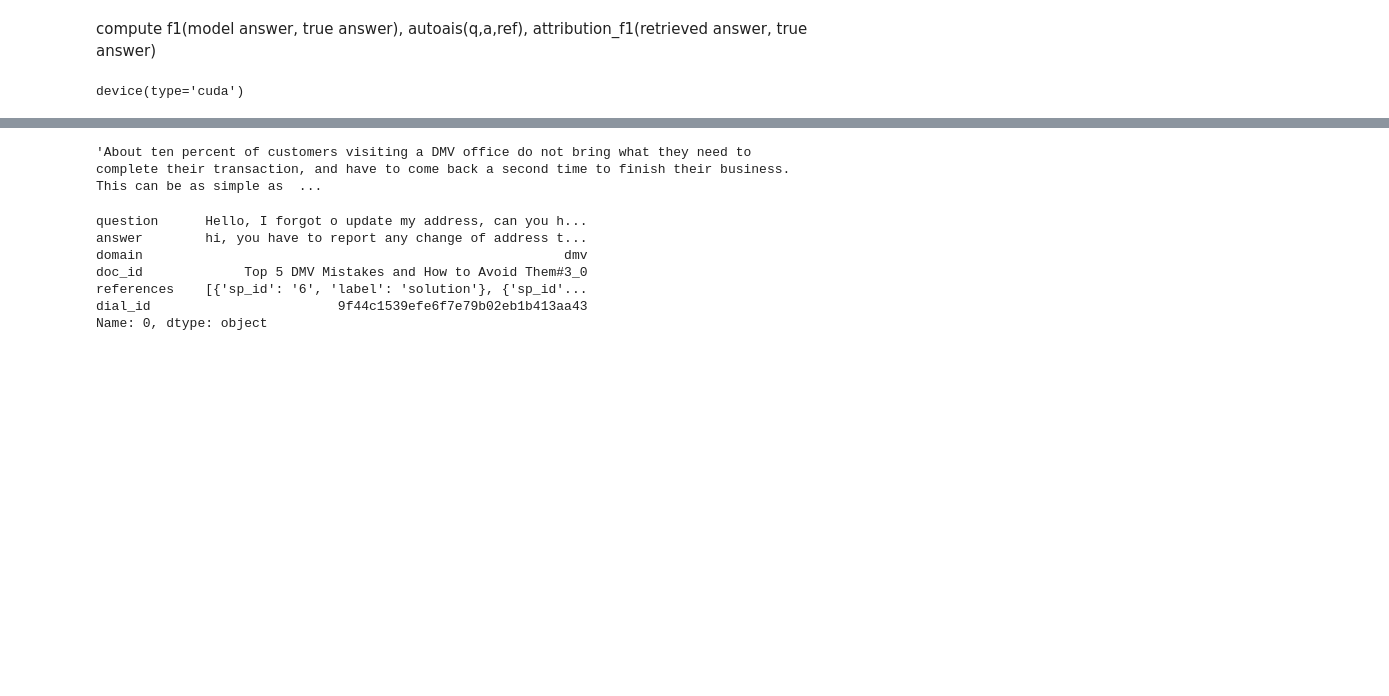
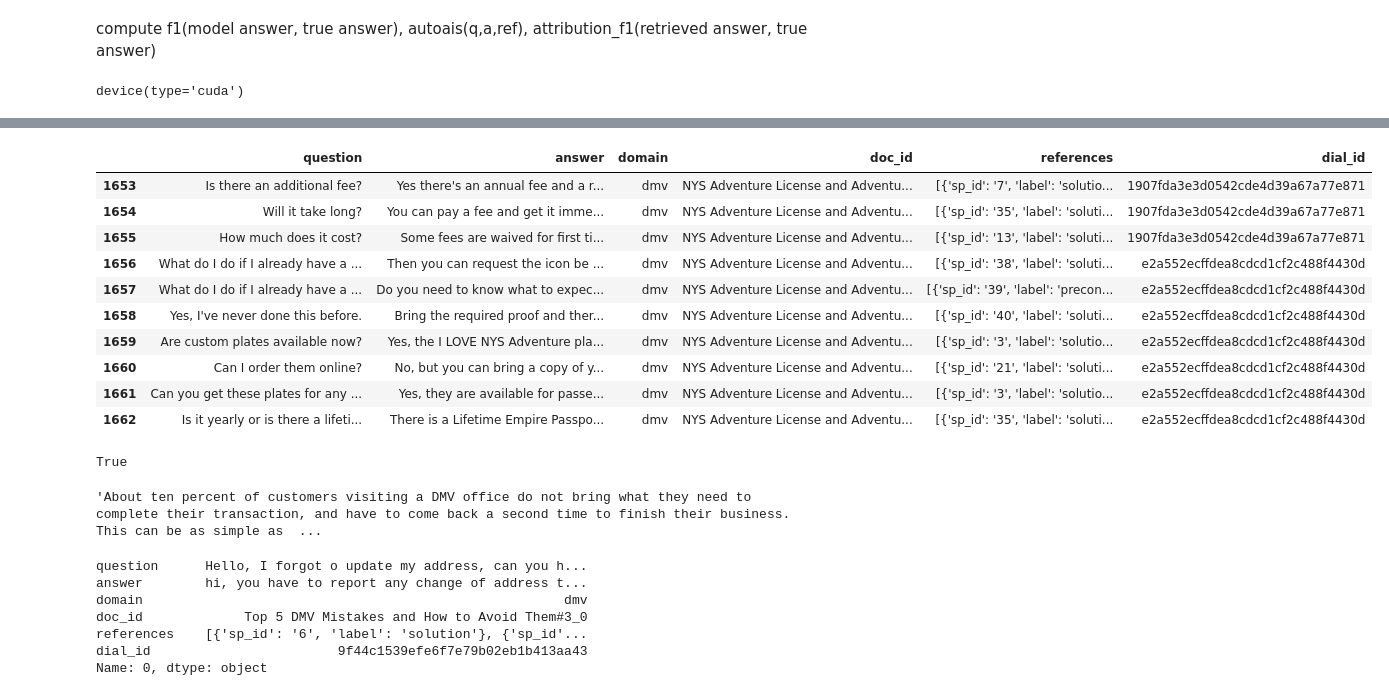
Before and after one commit to gong7788/Attributed-QA, a Jupyter notebook: playground.ipynb, the cells around one changed output, grey strips where cells are left out. Cells and saved outputs as stored; diff of their text form; code cells hidden in the pictures; blank space fills up the shorter version.

```diff
--- a/playground.ipynb
+++ b/playground.ipynb
@@ -363,3 +463,21 @@ eval_df['f1'].mean()
+# %%
+qa_df[1653:].head(10)
+# %% [output]
+|  | question | answer | domain | doc_id | references | dial_id |
+| 1653 | Is there an additional fee? | Yes there's an annual fee and a r... | dmv | NYS Adventure License and Adventu... | [{'sp_id': '7', 'label': 'solutio... | 1907fda3e3d0542cde4d39a67a77e871 |
+| 1654 | Will it take long? | You can pay a fee and get it imme... | dmv | NYS Adventure License and Adventu... | [{'sp_id': '35', 'label': 'soluti... | 1907fda3e3d0542cde4d39a67a77e871 |
+| 1655 | How much does it cost? | Some fees are waived for first ti... | dmv | NYS Adventure License and Adventu... | [{'sp_id': '13', 'label': 'soluti... | 1907fda3e3d0542cde4d39a67a77e871 |
+| 1656 | What do I do if I already have a ... | Then you can request the icon be ... | dmv | NYS Adventure License and Adventu... | [{'sp_id': '38', 'label': 'soluti... | e2a552ecffdea8cdcd1cf2c488f4430d |
+| 1657 | What do I do if I already have a ... | Do you need to know what to expec... | dmv | NYS Adventure License and Adventu... | [{'sp_id': '39', 'label': 'precon... | e2a552ecffdea8cdcd1cf2c488f4430d |
+| 1658 | Yes, I've never done this before. | Bring the required proof and ther... | dmv | NYS Adventure License and Adventu... | [{'sp_id': '40', 'label': 'soluti... | e2a552ecffdea8cdcd1cf2c488f4430d |
+| 1659 | Are custom plates available now? | Yes, the I LOVE NYS Adventure pla... | dmv | NYS Adventure License and Adventu... | [{'sp_id': '3', 'label': 'solutio... | e2a552ecffdea8cdcd1cf2c488f4430d |
+| 1660 | Can I order them online? | No, but you can bring a copy of y... | dmv | NYS Adventure License and Adventu... | [{'sp_id': '21', 'label': 'soluti... | e2a552ecffdea8cdcd1cf2c488f4430d |
+| 1661 | Can you get these plates for any ... | Yes, they are available for passe... | dmv | NYS Adventure License and Adventu... | [{'sp_id': '3', 'label': 'solutio... | e2a552ecffdea8cdcd1cf2c488f4430d |
+| 1662 | Is it yearly or is there a lifeti... | There is a Lifetime Empire Passpo... | dmv | NYS Adventure License and Adventu... | [{'sp_id': '35', 'label': 'soluti... | e2a552ecffdea8cdcd1cf2c488f4430d |
+# %%
+str(df.iloc[345]['answer']) == 'nan'
+# %% [output]
+True
 # %%
 df.iloc[1]['passage(context)']
 # %% [output]
```
Also changed, not shown: parts of 18 cells of this notebook, 4 other files.
